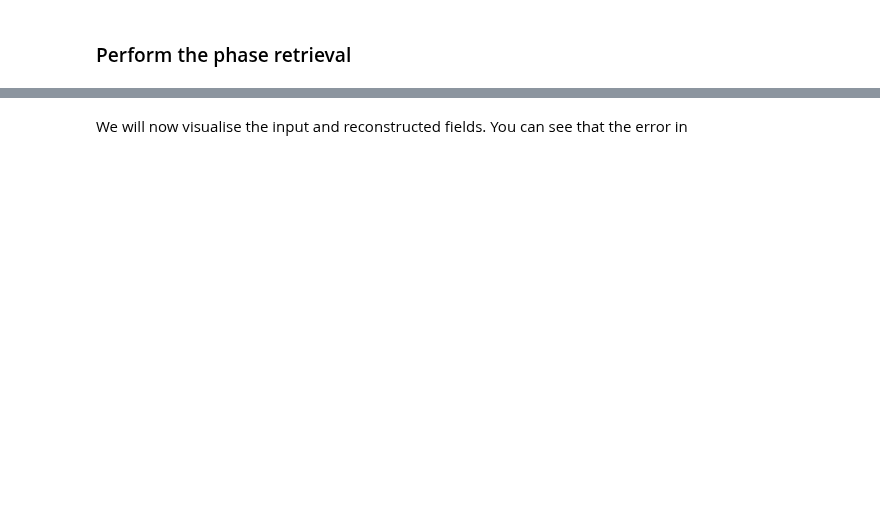
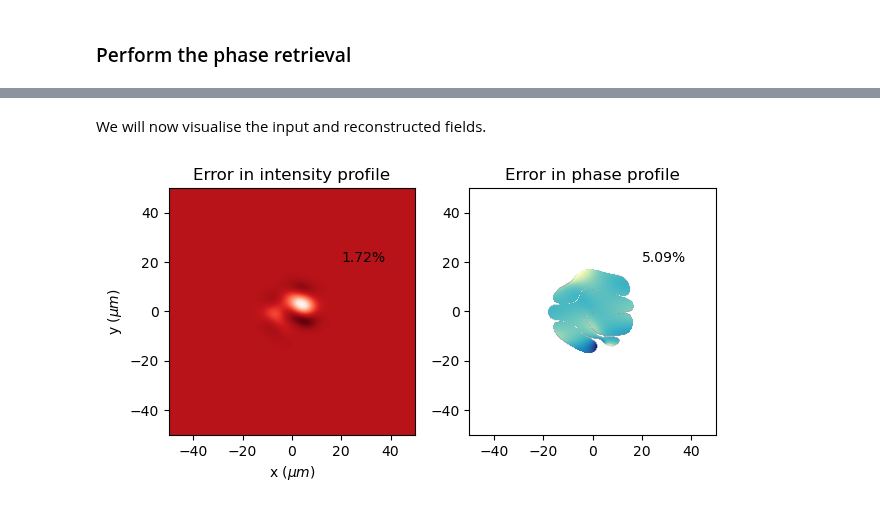
Before and after one commit to LASY-org/lasy, a Jupyter notebook: docs/source/tutorials/gerchberg_saxton_retrieval.ipynb, the cells around one changed output, grey strips where cells are left out. Drawn from its saved outputs; the diff is of its cells as text; code cells hidden in the pictures; blank space fills up the shorter version.

```diff
--- a/docs/source/tutorials/gerchberg_saxton_retrieval.ipynb
+++ b/docs/source/tutorials/gerchberg_saxton_retrieval.ipynb
@@ -217,5 +268,5 @@ chi2, chi2Grad = gs.retrieve_phase()
 # %% [markdown]
-We will now visualise the input and reconstructed fields. You can see that the error in
+We will now visualise the input and reconstructed fields.
 # %%
 i = 2  # Index of plane to check reconstruction
 
@@ -229,34 +280,36 @@ intensity = epsilon_0 * c / 2 * np.abs(gs.lasers[i].grid.get_temporal_field()) *
 prof2 = np.sum(intensity, axis=-1).T * gs.lasers[i].grid.dx[-1]
 phase2 = np.sum(np.angle(gs.lasers[i].grid.get_temporal_field()), axis=-1).T / (np.pi)
 
 # Normalized errors
 prof_error_ = (prof1 - prof2) / np.max(prof1)
 phase_error_ = (phase1 - phase2) / np.max(phase1)
 
 masked_phase_ = np.ma.masked_where(
     np.abs(prof_error_) < 0.01 * np.max(prof_error_), phase_error_
 )  # The phase is only valid in regions of appreciable intensity
 
 extent = (
     gs.lasers[i].grid.axes[0].min() * 1e6,
     gs.lasers[i].grid.axes[0].max() * 1e6,
     gs.lasers[i].grid.axes[1].min() * 1e6,
     gs.lasers[i].grid.axes[1].max() * 1e6,
 )
 
 fig, ax = plt.subplots(1, 2)
 im = ax[0].imshow(prof_error_, aspect="equal", extent=extent, cmap="Reds")
 ax[0].set_xlabel(r"x ($\mu m$)")
 ax[0].set_ylabel(r"y ($\mu m$)")
 ax[0].set_title("Error in intensity profile")
-ax[0].text(20, 20, "%.2f" % (np.max(prof3) * 100) + "%")
+ax[0].text(20, 20, "%.2f" % (np.max(prof_error_) * 100) + "%")
 ax[1].imshow(
     masked_phase_, extent=extent, cmap="YlGnBu"
 )  # Convolve with intensity to only show where
 ax[1].text(20, 20, "%.2f" % (np.max(masked_phase_) * 100) + "%")
 ax[1].set_title("Error in phase profile")
 plt.tight_layout()
 plt.show()
+# %% [output]
+[figure, added]
 # %%
 # Plot training and validation log MSE with 10^x format for the y-axis
 def plot_log_mse(chi2, chi2Grad):
```
Also changed, not shown: parts of 6 cells of this notebook.
